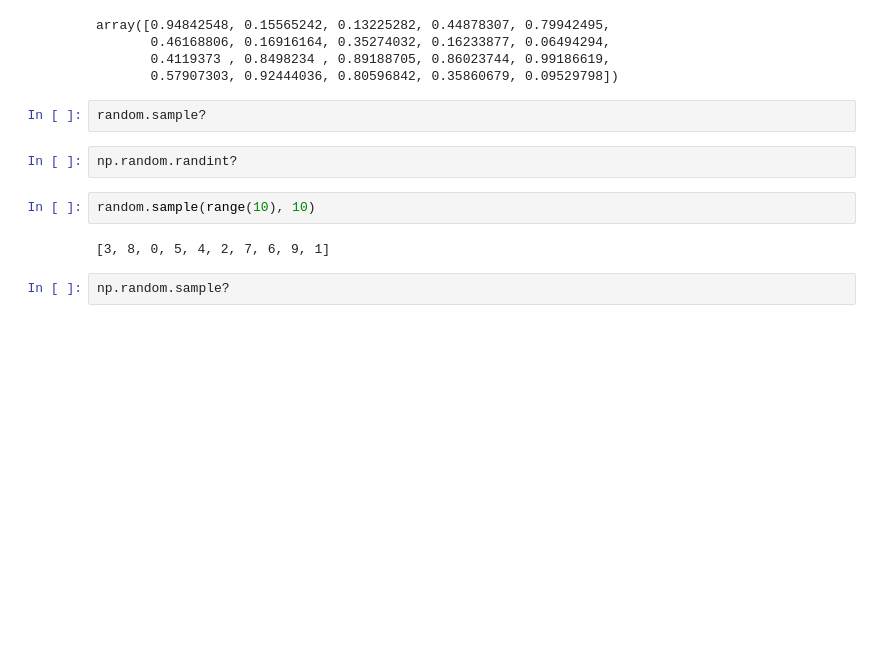
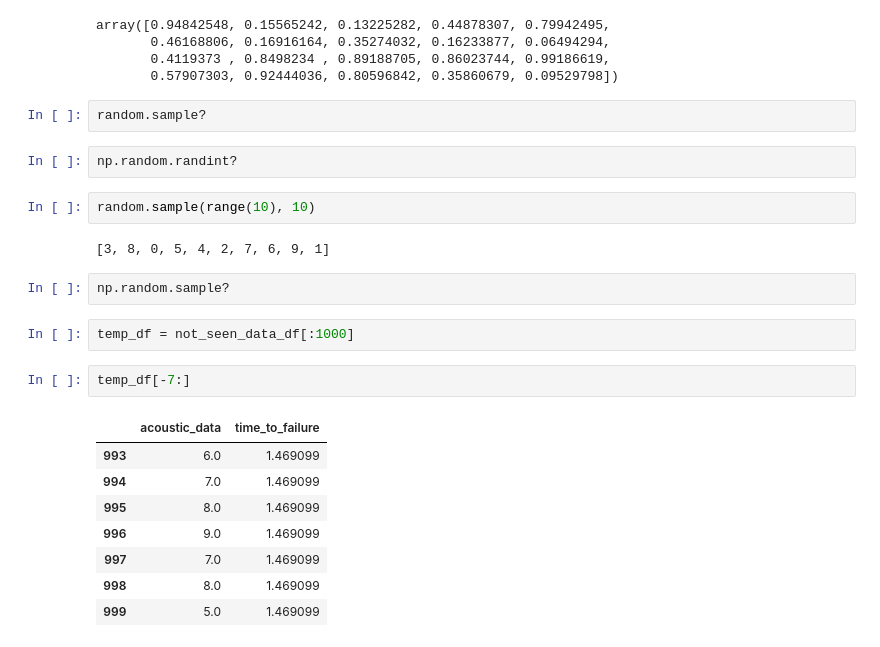
Before and after one commit to contemplat0r/LANL_Earthquake_Prediction, a Jupyter notebook: lanl-models-with-parallel-earthquakes-working.ipynb, the cells around one changed output. Drawn from its saved outputs; the diff is of its cells as text; blank space fills up the shorter version.

```diff
--- a/lanl-models-with-parallel-earthquakes-working.ipynb
+++ b/lanl-models-with-parallel-earthquakes-working.ipynb
@@ -396,3 +400,16 @@ random.sample(range(10), 10)
 [3, 8, 0, 5, 4, 2, 7, 6, 9, 1]
 # %%
 np.random.sample?
+# %%
+temp_df = not_seen_data_df[:1000]
+# %%
+temp_df[-7:]
+# %% [output]
+|  | acoustic_data | time_to_failure |
+| 993 | 6.0 | 1.469099 |
+| 994 | 7.0 | 1.469099 |
+| 995 | 8.0 | 1.469099 |
+| 996 | 9.0 | 1.469099 |
+| 997 | 7.0 | 1.469099 |
+| 998 | 8.0 | 1.469099 |
+| 999 | 5.0 | 1.469099 |
```
Also changed, not shown: parts of 3 cells of this notebook.
